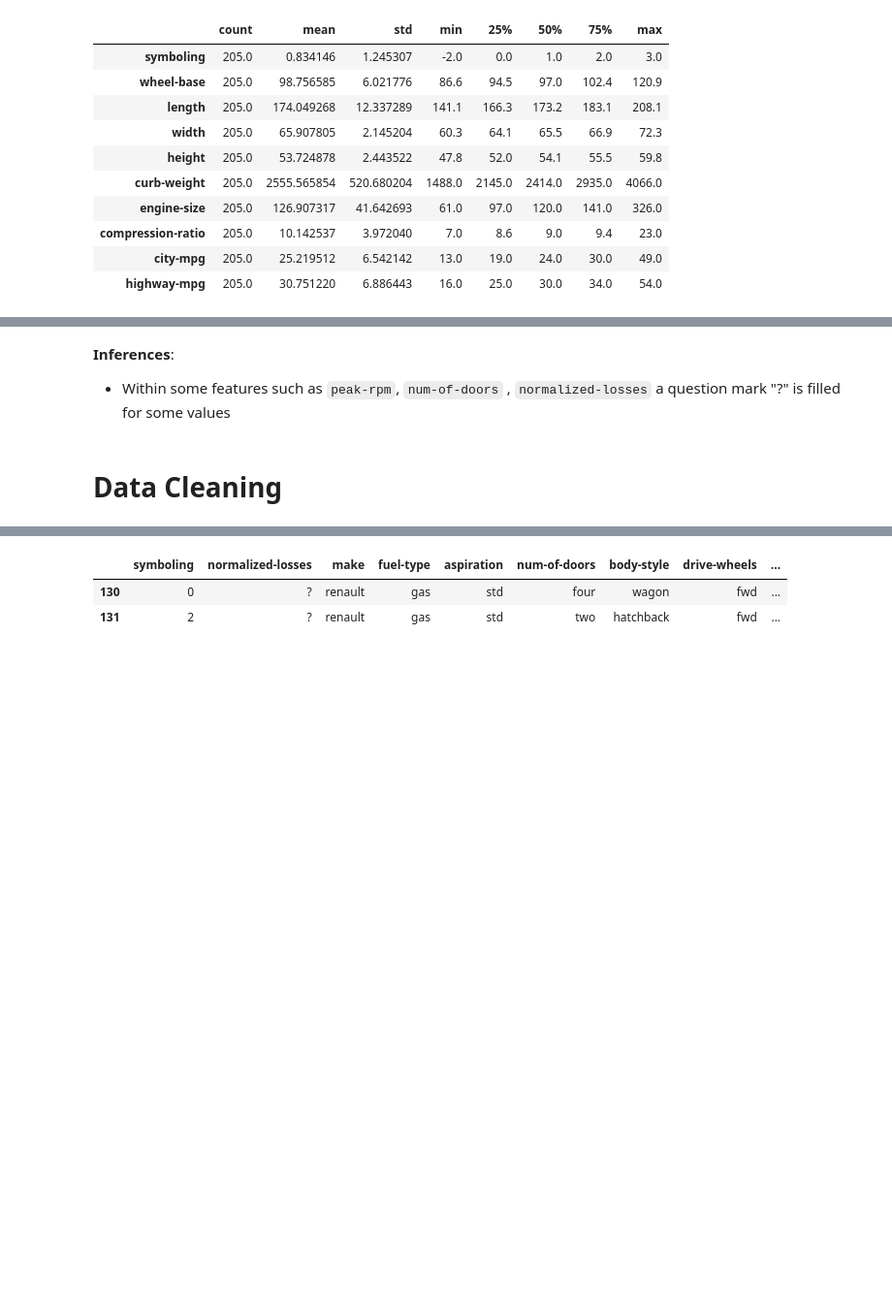
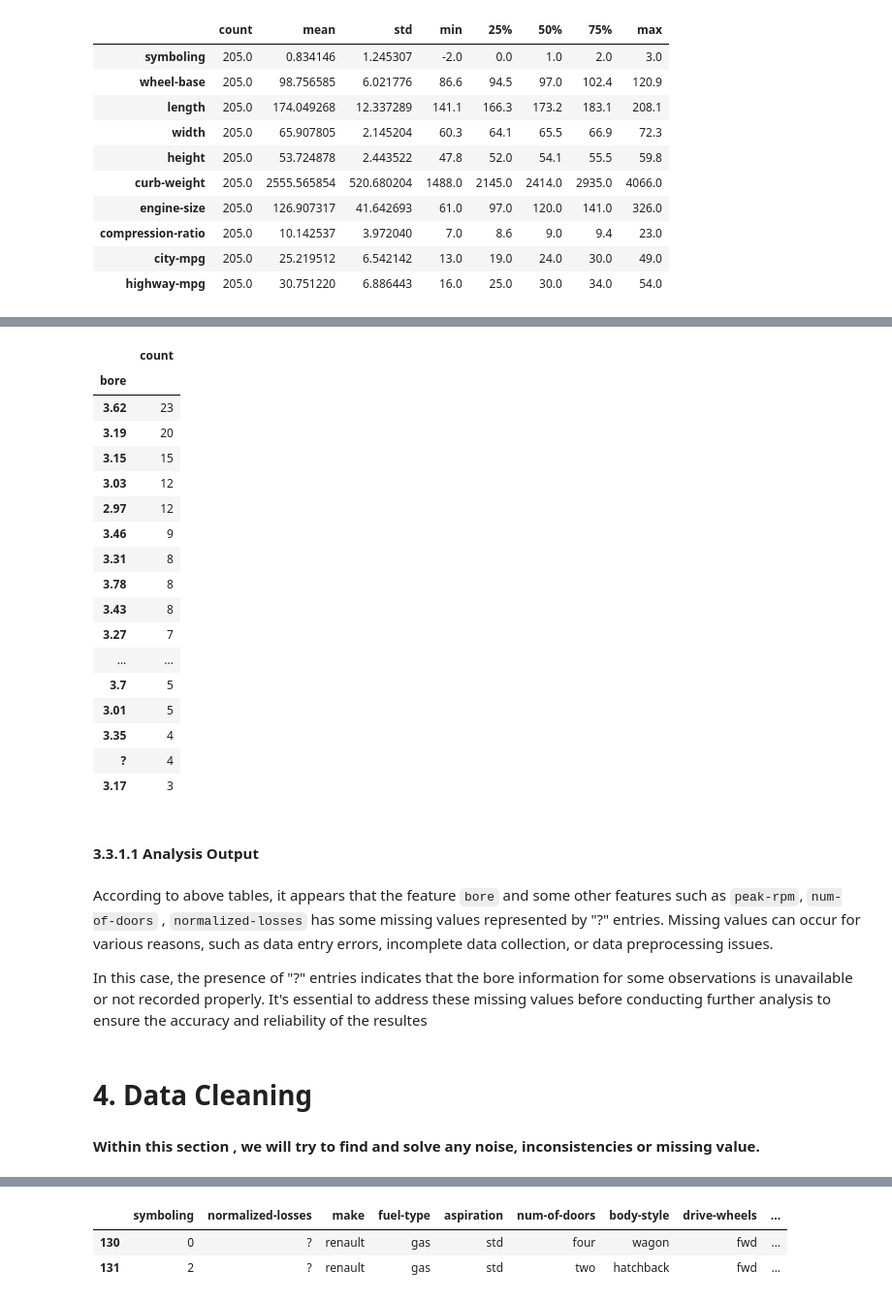
Before and after one commit to mohammadreza-mohammadi94/DataAnalysis-And-MachineLearning, a Jupyter notebook: Automobile Dataset/Automobile.ipynb, the cells around one changed output, grey strips where cells are left out. Shown at 97% size. Drawn from its saved outputs; the diff is of its cells as text; code cells hidden in the pictures; blank space fills up the shorter version.

```diff
--- a/Automobile Dataset/Automobile.ipynb
+++ b/Automobile Dataset/Automobile.ipynb
@@ -129,0 +269,4 @@ ________________________________________________________________________________
+# %%
+# Return unique values and their size
+def value_counts_df(col):
+    return pd.DataFrame(df[col].value_counts())
@@ -130,5 +311,31 @@ ________________________________________________________________________________
+# %%
+value_counts_df('bore').head(20)
+# %% [output]
+|  | count |
+| bore |  |
+| 3.62 | 23 |
+| 3.19 | 20 |
+| 3.15 | 15 |
+| 3.03 | 12 |
+| 2.97 | 12 |
+| 3.46 | 9 |
+| 3.31 | 8 |
+| 3.78 | 8 |
+| 3.43 | 8 |
+| 3.27 | 7 |
+| ... | ... |
+| 3.7 | 5 |
+| 3.01 | 5 |
+| 3.35 | 4 |
+| ? | 4 |
+| 3.17 | 3 |
+# %% [markdown]
+#### 3.3.1.1 Analysis Output <a id=12></a>
 # %% [markdown]
-__Inferences__:
-* Within some features such as `peak-rpm`, `num-of-doors` , `normalized-losses` a question mark "?" is filled for some values
+According to above tables, it appears that the feature `bore` and some other features such as `peak-rpm`, `num-of-doors` , `normalized-losses` has some missing values represented by "?" entries. Missing values can occur for various reasons, such as data entry errors, incomplete data collection, or data preprocessing issues.
+
+In this case, the presence of "?" entries indicates that the bore information for some observations is unavailable or not recorded properly. It's essential to address these missing values before conducting further analysis to ensure the accuracy and reliability of the resultes
 # %% [markdown]
-# Data Cleaning
+# 4. Data Cleaning <a id=13></a>
+# %% [markdown]
+**Within this section , we will try to find and solve any noise, inconsistencies or missing value.**
```
Also changed, not shown: parts of 71 cells of this notebook.
